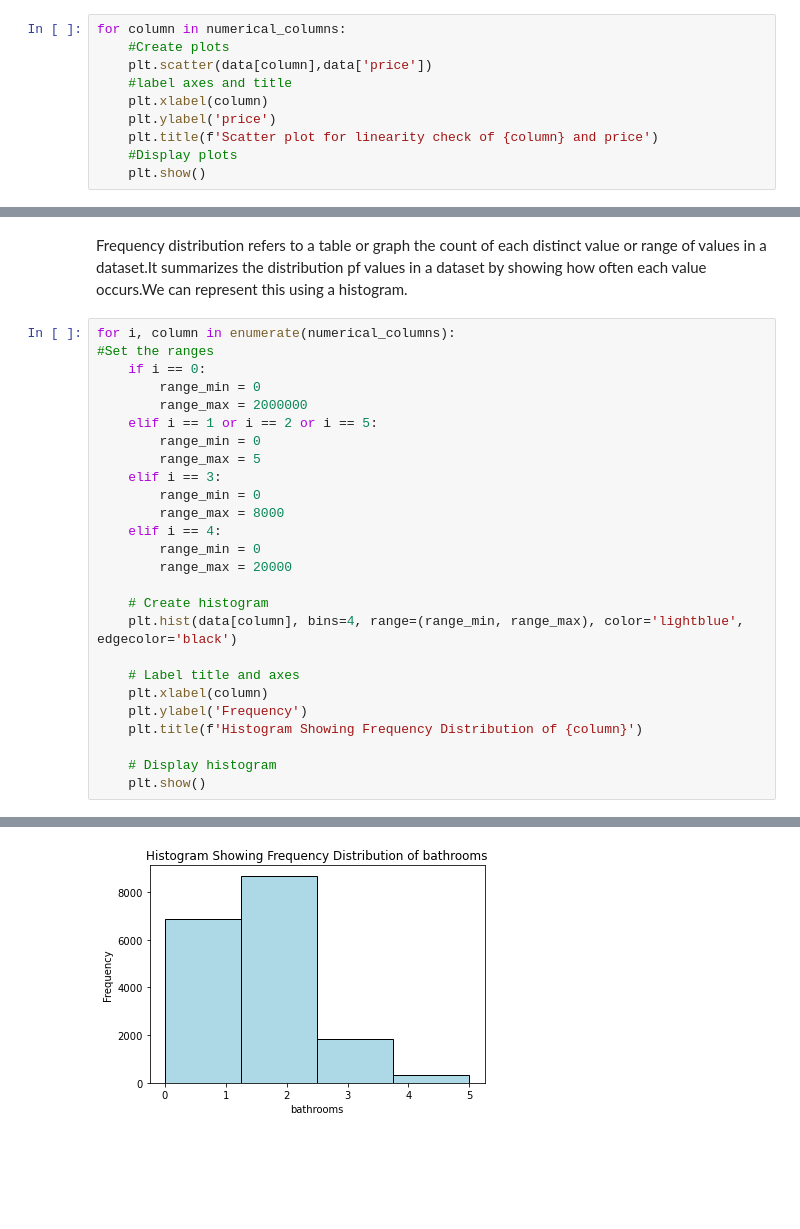
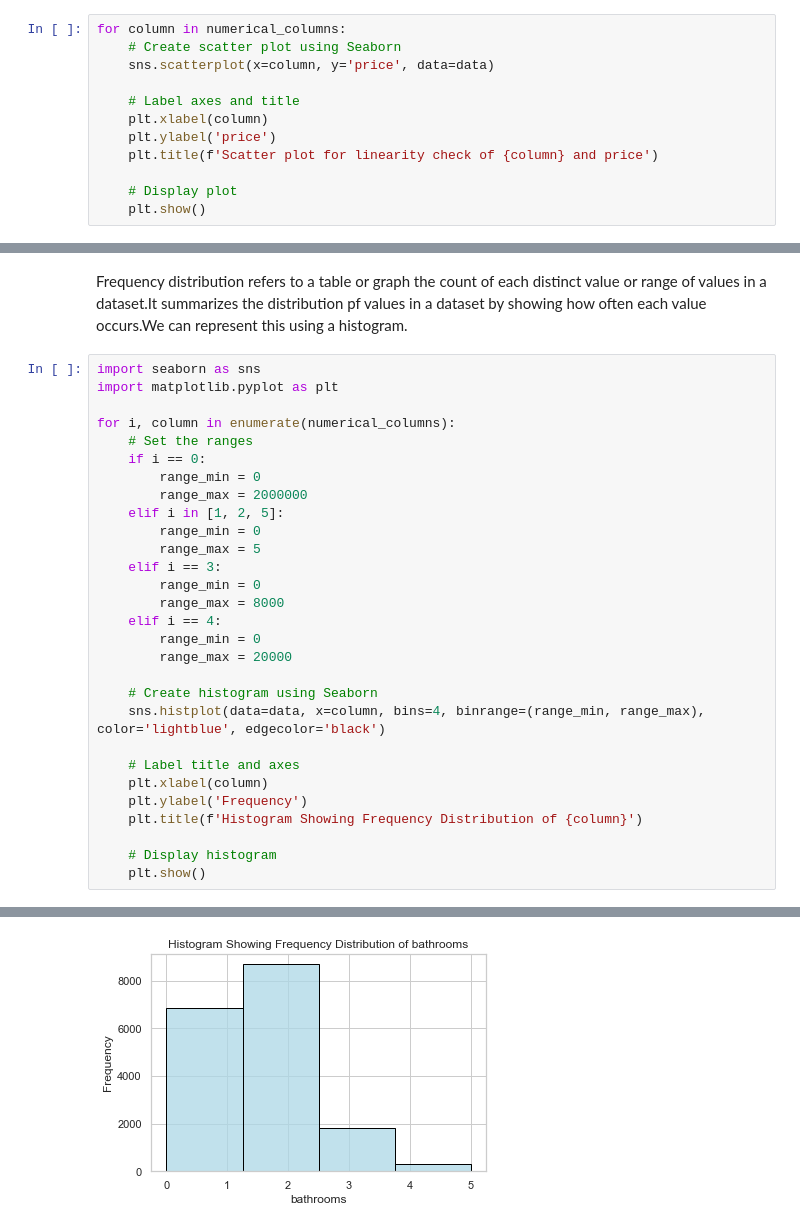
Before and after one commit to FrankOyugi/phase-2-project-real-estate-data-analysis, a Jupyter notebook: student.ipynb, the cells around one changed output, grey strips where cells are left out. Saved outputs shown, nothing was run; the diff lists cells and outputs as text; blank space fills up the shorter version.

```diff
--- a/student.ipynb
+++ b/student.ipynb
@@ -318,12 +318,14 @@ print(numerical_columns)
 We check for linearity in order to determine which idependent variables have a linear relationship with the target variable,which is the price.This is important beacause when performing linear regression,the linearity assumption must be satisfied and cannot be violated.If this assumption is violated,the model may fail to accurately capture the true relationship between the variables.
 # %%
 for column in numerical_columns:
-    #Create plots
-    plt.scatter(data[column],data['price'])
-    #label axes and title
+    # Create scatter plot using Seaborn
+    sns.scatterplot(x=column, y='price', data=data)
+
+    # Label axes and title
     plt.xlabel(column)
     plt.ylabel('price')
     plt.title(f'Scatter plot for linearity check of {column} and price')
-    #Display plots
+
+    # Display plot
     plt.show()
 # %% [output]
@@ -363,12 +365,15 @@ From the heatmaps above,we can conclude that there is a positive corelation rela
 # %% [markdown]
 Frequency distribution refers to a table or graph the count of each distinct value or range of values in a dataset.It summarizes the distribution pf values in a dataset by showing how often each value occurs.We can represent this using a histogram.
 # %%
+import seaborn as sns
+import matplotlib.pyplot as plt
+
 for i, column in enumerate(numerical_columns):
-#Set the ranges
+    # Set the ranges
     if i == 0:
         range_min = 0
         range_max = 2000000
-    elif i == 1 or i == 2 or i == 5:
+    elif i in [1, 2, 5]:
         range_min = 0
         range_max = 5
     elif i == 3:
@@ -378,8 +383,8 @@ for i, column in enumerate(numerical_columns):
         range_min = 0
         range_max = 20000
 
-    # Create histogram
-    plt.hist(data[column], bins=4, range=(range_min, range_max), color='lightblue', edgecolor='black')
+    # Create histogram using Seaborn
+    sns.histplot(data=data, x=column, bins=4, binrange=(range_min, range_max), color='lightblue', edgecolor='black')
 
     # Label title and axes
     plt.xlabel(column)
@@ -394 +399 @@ for i, column in enumerate(numerical_columns):
-[figure, old version]
+[figure, new version]
```
Also changed, not shown: parts of 19 cells of this notebook.
